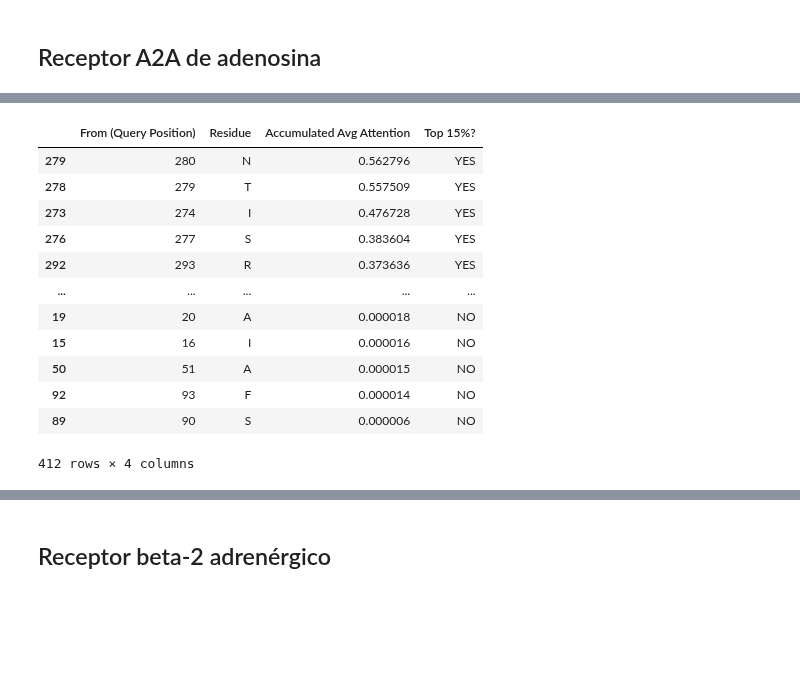
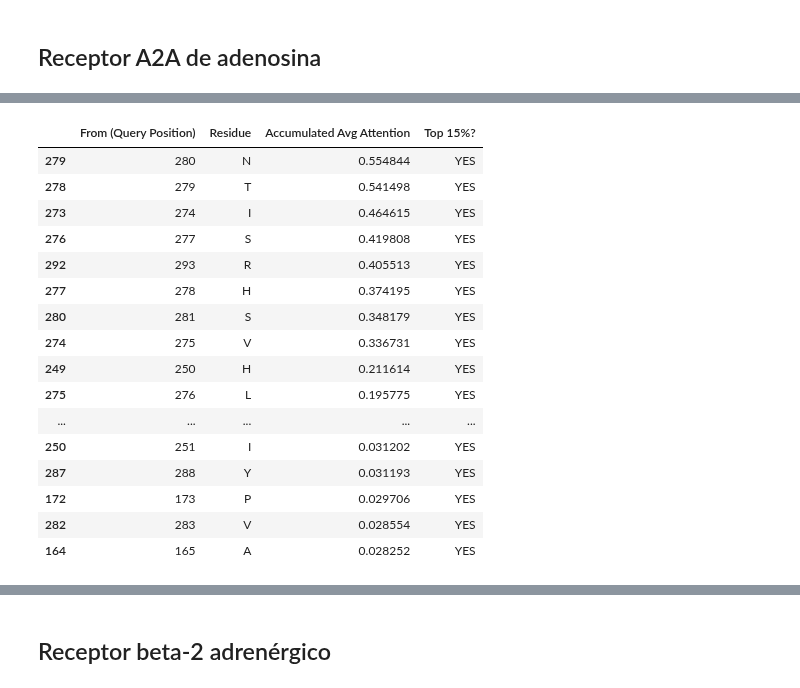
Before and after one commit to jdlg-42/GPCRAllostericAnalysis, a Jupyter notebook: attention_data_analysis.ipynb, the cells around one changed output, grey strips where cells are left out. Saved outputs shown, nothing was run; the diff lists cells and outputs as text; code cells hidden in the pictures; blank space fills up the shorter version.

```diff
--- a/attention_data_analysis.ipynb
+++ b/attention_data_analysis.ipynb
@@ -64,19 +68,23 @@ El valor máximo de atención acumulada es de 0.562796 para el residuo 280 y el
 # %%
-df_a2a.sort_values(by=['Accumulated Avg Attention'], ascending=False)
+res_p85_a2a.sort_values(by=['Accumulated Avg Attention'], ascending=False)
 # %% [output]
 |  | From (Query Position) | Residue | Accumulated Avg Attention | Top 15%? |
-| 279 | 280 | N | 0.562796 | YES |
-| 278 | 279 | T | 0.557509 | YES |
-| 273 | 274 | I | 0.476728 | YES |
-| 276 | 277 | S | 0.383604 | YES |
-| 292 | 293 | R | 0.373636 | YES |
+| 279 | 280 | N | 0.554844 | YES |
+| 278 | 279 | T | 0.541498 | YES |
+| 273 | 274 | I | 0.464615 | YES |
+| 276 | 277 | S | 0.419808 | YES |
+| 292 | 293 | R | 0.405513 | YES |
+| 277 | 278 | H | 0.374195 | YES |
+| 280 | 281 | S | 0.348179 | YES |
+| 274 | 275 | V | 0.336731 | YES |
+| 249 | 250 | H | 0.211614 | YES |
+| 275 | 276 | L | 0.195775 | YES |
 | ... | ... | ... | ... | ... |
-| 19 | 20 | A | 0.000018 | NO |
-| 15 | 16 | I | 0.000016 | NO |
-| 50 | 51 | A | 0.000015 | NO |
-| 92 | 93 | F | 0.000014 | NO |
-| 89 | 90 | S | 0.000006 | NO |
+| 250 | 251 | I | 0.031202 | YES |
+| 287 | 288 | Y | 0.031193 | YES |
+| 172 | 173 | P | 0.029706 | YES |
+| 282 | 283 | V | 0.028554 | YES |
+| 164 | 165 | A | 0.028252 | YES |
-412 rows × 4 columns
 # %%
 # Promedio y desviación estandar de atención promedio acumulada
 
```
Also changed, not shown: parts of 9 cells of this notebook.
